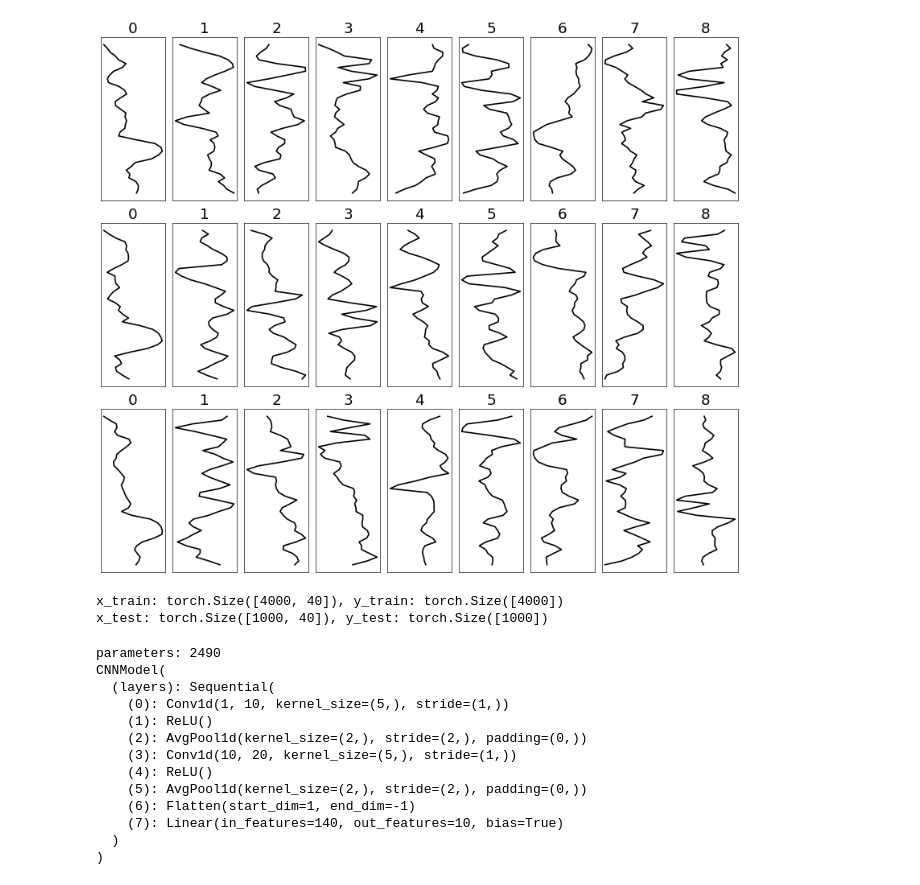
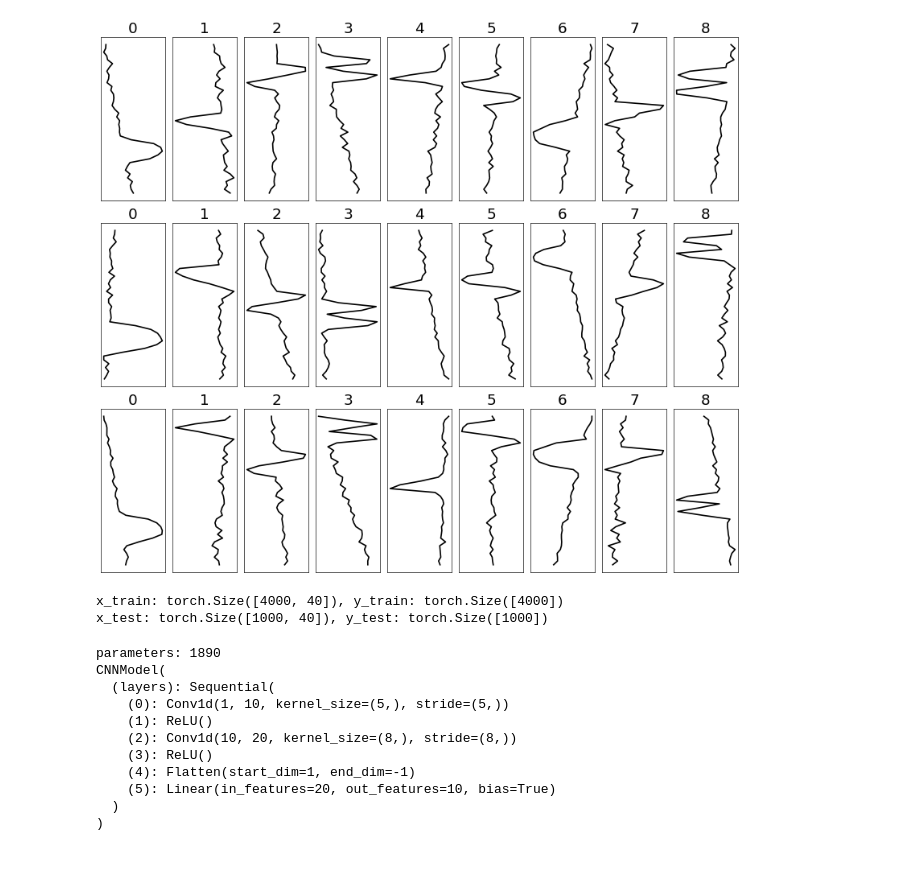
Before and after one commit to sgol13/tudelft-formal-methods-reluplex-extension, a Jupyter notebook: model.ipynb, the cells around one changed output. Saved outputs shown, nothing was run; the diff lists cells and outputs as text; code cells hidden in the pictures.

```diff
--- a/model.ipynb
+++ b/model.ipynb
@@ -23,26 +20,26 @@ The autoreload extension is already loaded. To reload it, use:
 # %%
 input_size = 40
 
 dataset_args = ObjectView({
     'num_samples': 5000,
     'train_split': 0.8,
     'template_len': 12,
     'padding': [36, 60],
     'scale_coeff': 0.4,
     'max_translation': 48,
-    'corr_noise_scale': 0.25,
+    'corr_noise_scale': 0.01,
     'iid_noise_scale': 0.02,
     'shear_scale': 0.75,
     'shuffle_seq': False,
     'final_seq_length': input_size,
     'seed': 42,
 })
 
 data = make_dataset(dataset_args)
 
 visualize_mnist_1d(data['x'], data['y'], data['t'])
 # %% [output]
-[figure, old version]
+[figure, new version]
 # %%
 x_train = torch.tensor(data['x'], dtype=torch.float32).to(device)
 y_train = torch.tensor(data['y'], dtype=torch.long).to(device)
@@ -60,16 +57,16 @@ class CNNModel(nn.Module):
         super().__init__()
 
         self.layers = nn.Sequential(
-            nn.Conv1d(1, 10, 5, stride=1, padding=0),
+            # 40 -> 8
+            nn.Conv1d(1, 10, 5, stride=5, padding=0),
             nn.ReLU(),
-            nn.AvgPool1d(kernel_size=2, stride=2, padding=0),
 
-            nn.Conv1d(10, 20, 5, stride=1, padding=0),
+            # 12 -> 1
+            nn.Conv1d(10, 20, 8, stride=8, padding=0),
             nn.ReLU(),
-            nn.AvgPool1d(kernel_size=2, stride=2, padding=0),
 
             nn.Flatten(),
-            nn.Linear(140, 10)
+            nn.Linear(20, 10)
         )
 
     def count_params(self):
@@ -88,17 +85,15 @@ print(model)
 x_batch = x_train[:8]
 output = model(x_batch)
 # %% [output]
-parameters: 2490
+parameters: 1890
 CNNModel(
   (layers): Sequential(
-    (0): Conv1d(1, 10, kernel_size=(5,), stride=(1,))
+    (0): Conv1d(1, 10, kernel_size=(5,), stride=(5,))
     (1): ReLU()
-    (2): AvgPool1d(kernel_size=(2,), stride=(2,), padding=(0,))
-    (3): Conv1d(10, 20, kernel_size=(5,), stride=(1,))
-    (4): ReLU()
-    (5): AvgPool1d(kernel_size=(2,), stride=(2,), padding=(0,))
-    (6): Flatten(start_dim=1, end_dim=-1)
-    (7): Linear(in_features=140, out_features=10, bias=True)
+    (2): Conv1d(10, 20, kernel_size=(8,), stride=(8,))
+    (3): ReLU()
+    (4): Flatten(start_dim=1, end_dim=-1)
+    (5): Linear(in_features=20, out_features=10, bias=True)
   )
 )
 # %%
```
Also changed, not shown: parts of 8 cells of this notebook, 24 other files.
